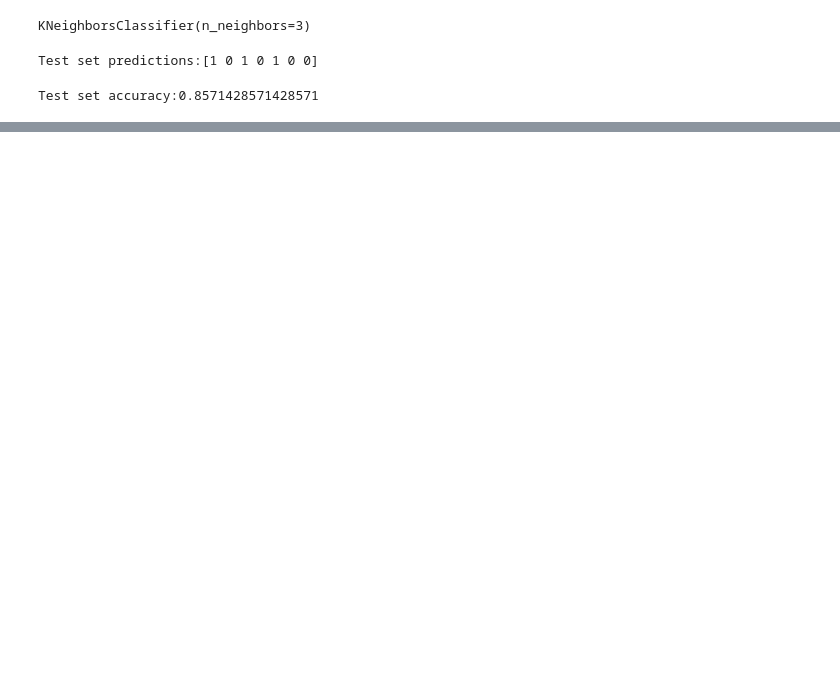
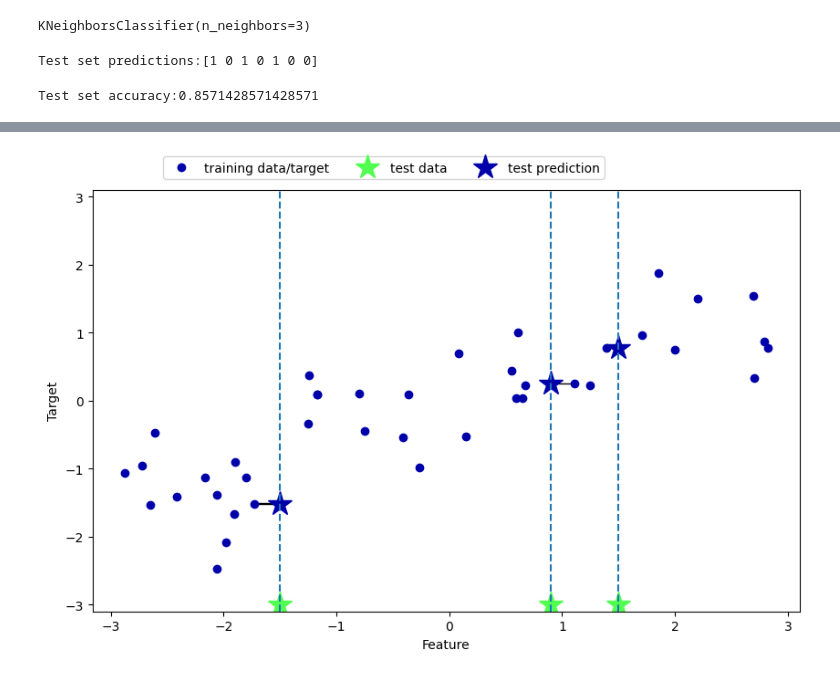
Before and after one commit to patilhumesh88-spec/ML_python, a Jupyter notebook: Chp_2.ipynb, the cells around one changed output, grey strips where cells are left out. Saved outputs shown, nothing was run; the diff lists cells and outputs as text; code cells hidden in the pictures; blank space fills up the shorter version.

```diff
--- a/Chp_2.ipynb
+++ b/Chp_2.ipynb
@@ -140,0 +182,4 @@ Test set accuracy:0.8571428571428571
+# %%
+mglearn.plots.plot_knn_regression(n_neighbors=1)
+# %% [output]
+[figure, added]
```
Also changed, not shown: parts of 11 cells of this notebook.
